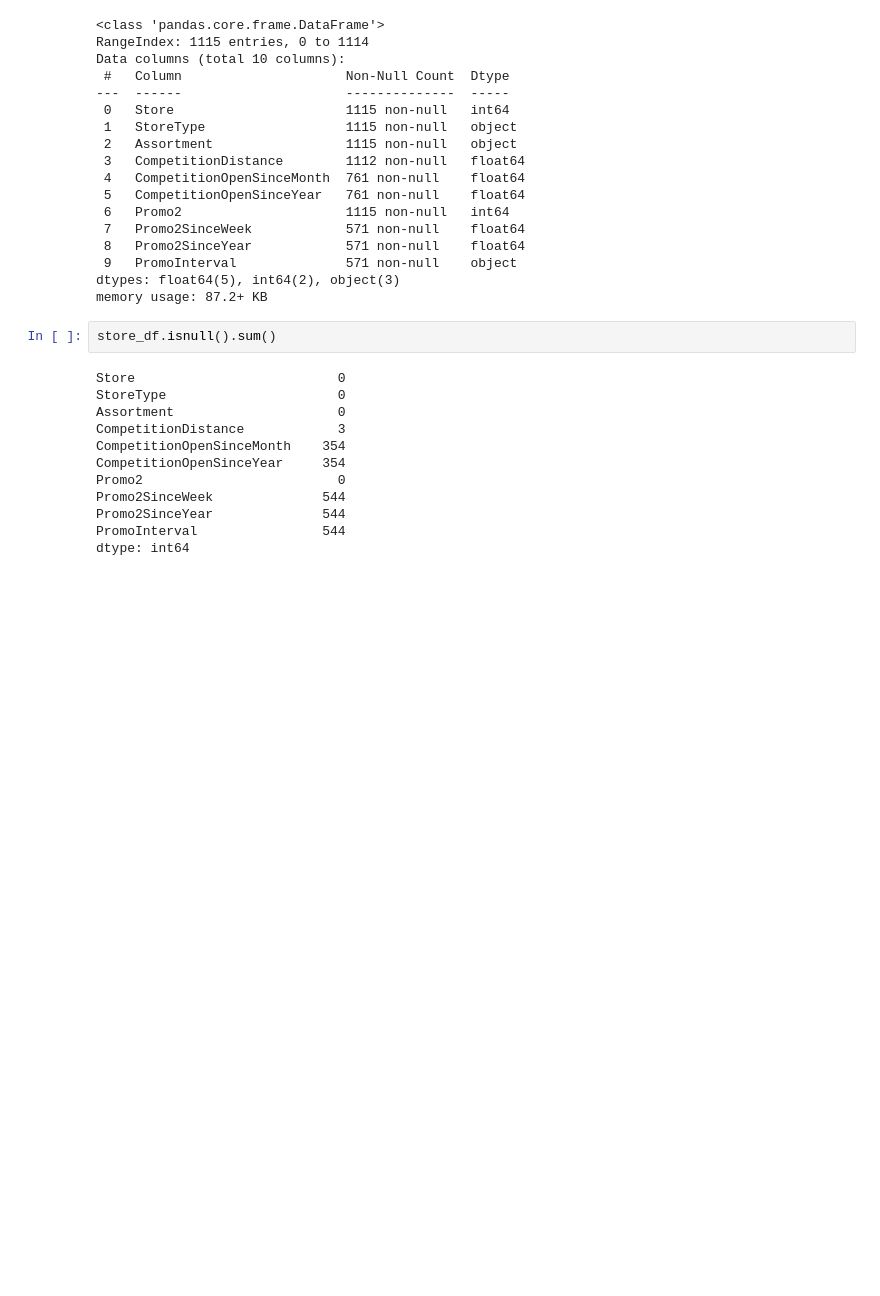
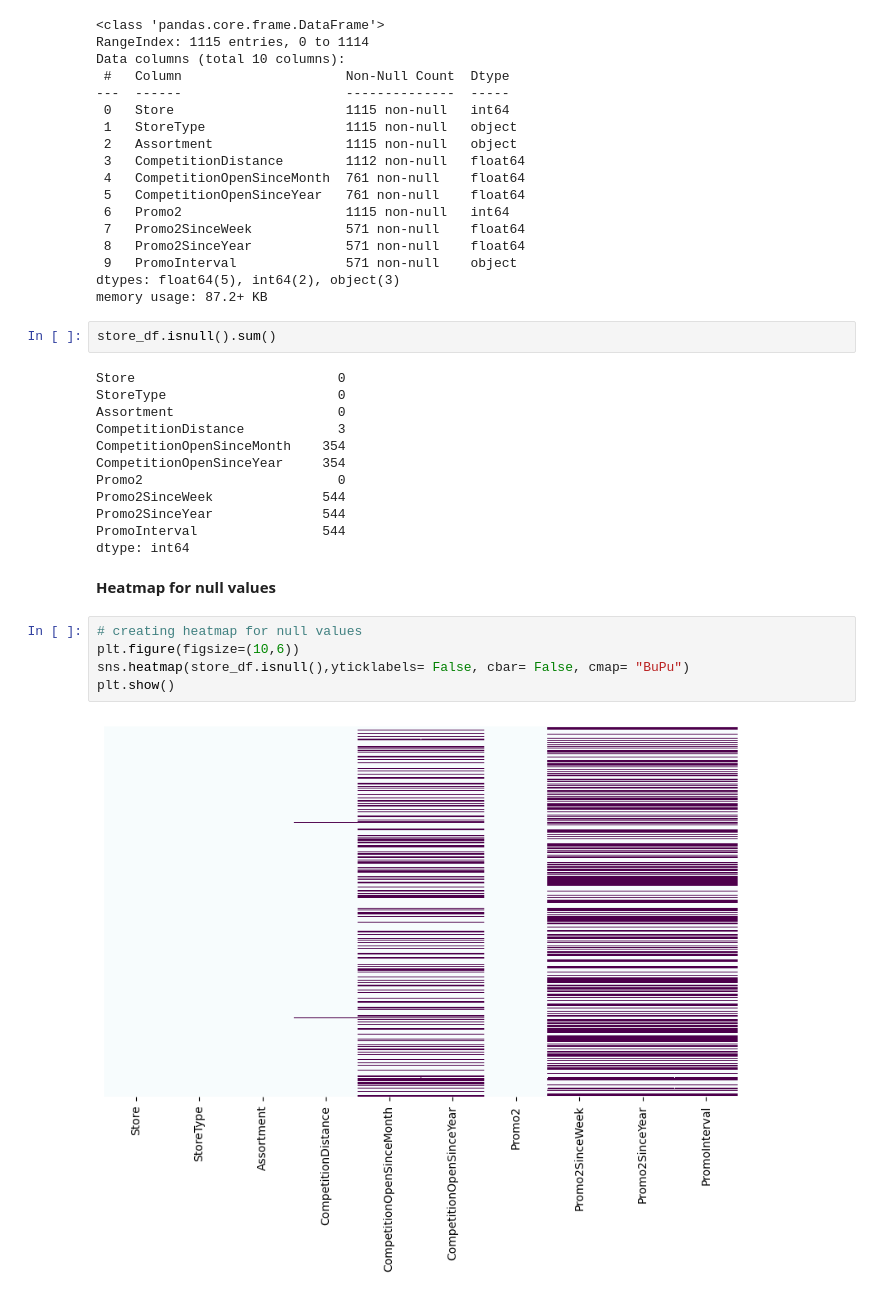
Before and after one commit to Tahan402/Retail-Sales-Prediction-Capstone, a Jupyter notebook: Retail_Sales_Prediction.ipynb, the cells around one changed output. Saved outputs shown, nothing was run; the diff lists cells and outputs as text; blank space fills up the shorter version.

```diff
--- a/Retail_Sales_Prediction.ipynb
+++ b/Retail_Sales_Prediction.ipynb
@@ -154,3 +159,12 @@ Promo2SinceWeek              544
 Promo2SinceYear              544
 PromoInterval                544
 dtype: int64
+# %% [markdown]
+**Heatmap for null values**
+# %%
+# creating heatmap for null values
+plt.figure(figsize=(10,6))
+sns.heatmap(store_df.isnull(),yticklabels= False, cbar= False, cmap= "BuPu")
+plt.show()
+# %% [output]
+[figure, added]
```
Also changed, not shown: parts of 46 cells of this notebook.
